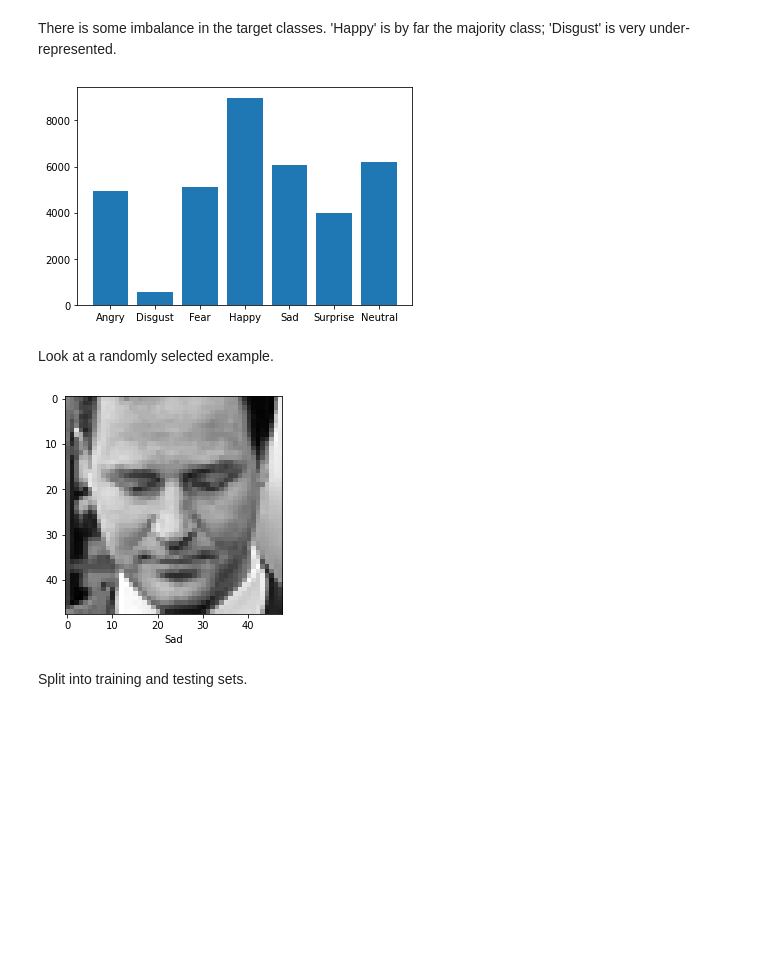
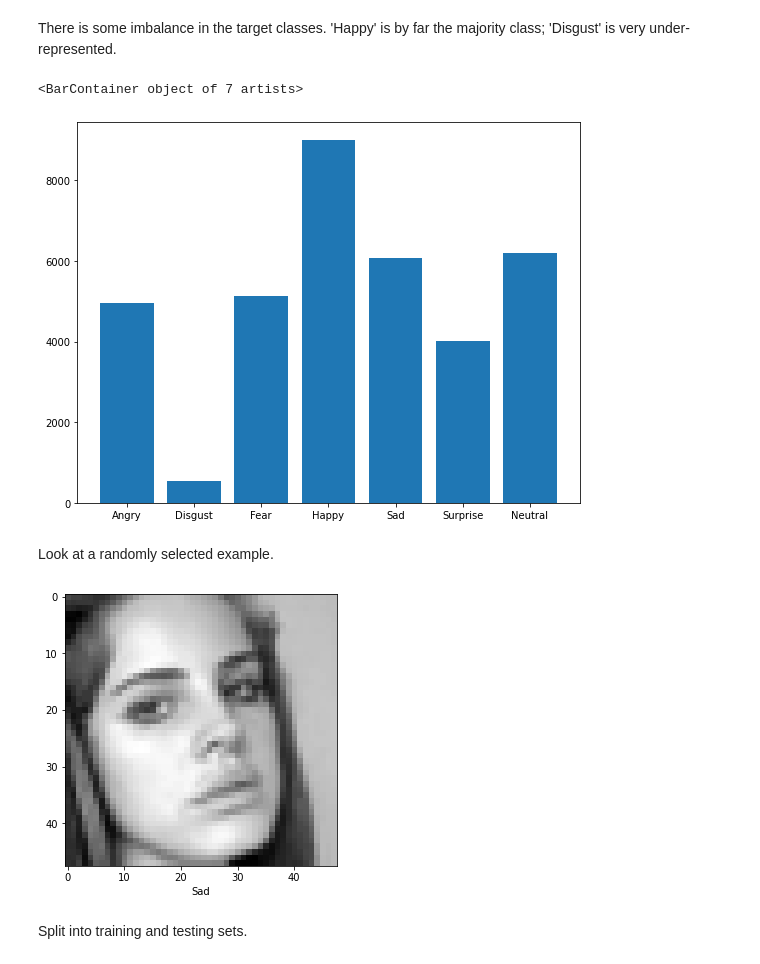
Before and after one commit to karencfisher/face_express, a Jupyter notebook: notebooks/conv_model2.ipynb, the cells around one changed output. Drawn from its saved outputs; the diff is of its cells as text; code cells hidden in the pictures; blank space fills up the shorter version.

```diff
--- a/notebooks/conv_model2.ipynb
+++ b/notebooks/conv_model2.ipynb
@@ -36,7 +62,7 @@ def loadCleanData(fname):
 
     return df
 # %%
-df = loadCleanData('/content/drive/MyDrive/face express data/icml_face_data.csv')
+df = loadCleanData('icml_face_data.csv')
 df.head()
 # %% [output]
 |  | emotion | pixels |
@@ -50,6 +76,8 @@ classes = ['Angry', 'Disgust', 'Fear', 'Happy', 'Sad', 'Surprise', 'Neutral']
 # %% [markdown]
 There is some imbalance in the target classes. 'Happy' is by far the majority class; 'Disgust' is very under-represented.
 # %%
-plt.bar(classes, df['emotion'].value_counts().sort_index());
+fig1 = plt.figure(figsize=(9, 7))
+plt.bar(classes, df['emotion'].value_counts().sort_index())
 # %% [output]
+<BarContainer object of 7 artists>
-[figure, old version]
+[figure, new version]
@@ -68,4 +100,4 @@ def displayImage(df, classes):
 # %%
-displayImage(df, classes)
+fig = displayImage(df, classes)
 # %% [output]
-[figure, old version]
+[figure, new version]
```
Also changed, not shown: parts of 9 cells of this notebook.
